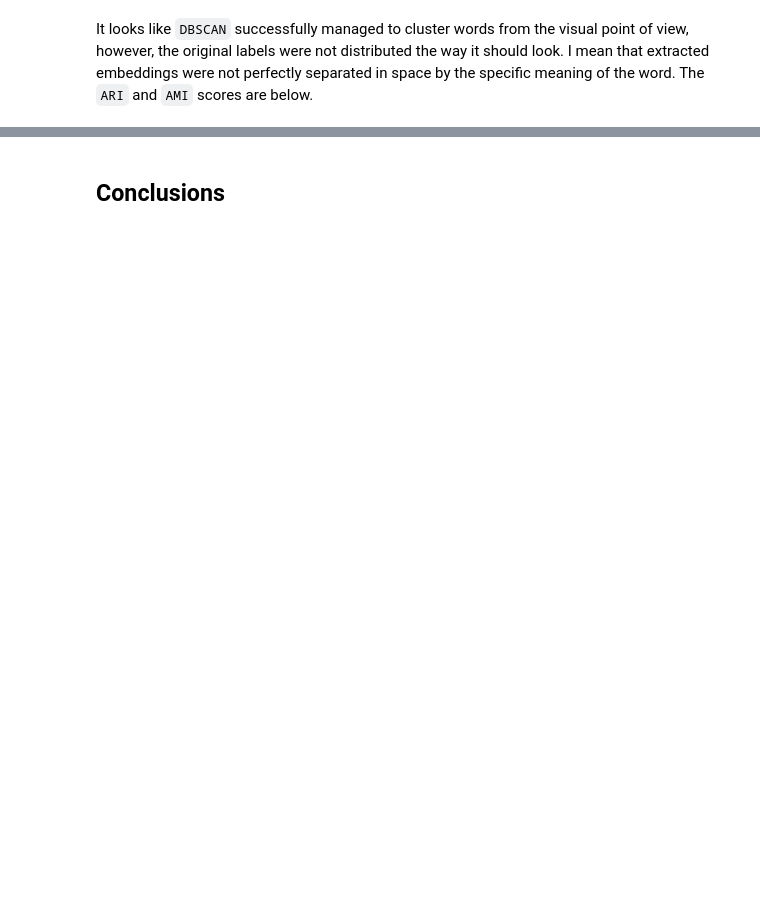
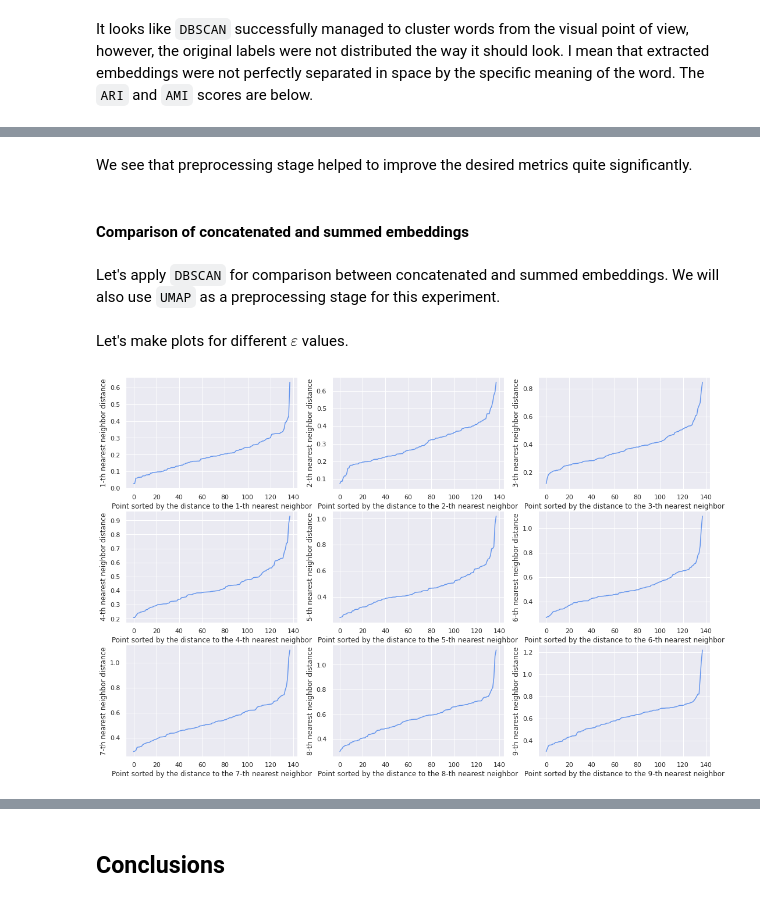
Before and after one commit to LukashevichIlya/DL-in-NLP, a Jupyter notebook: project_polysemy_BERT.ipynb, the cells around one changed output, grey strips where cells are left out. Saved outputs shown, nothing was run; the diff lists cells and outputs as text; code cells hidden in the pictures; blank space fills up the shorter version.

```diff
--- a/project_polysemy_BERT.ipynb
+++ b/project_polysemy_BERT.ipynb
@@ -580,0 +660,24 @@ AMI: 0.465
+# %% [markdown]
+We see that preprocessing stage helped to improve the desired metrics quite significantly.
+# %% [markdown]
+#### Comparison of concatenated and summed embeddings
+# %% [markdown]
+Let's apply `DBSCAN` for comparison between concatenated and summed embeddings. We will also use `UMAP` as a preprocessing stage for this experiment.
+# %%
+transformed_embeddings_wiki_sum = umap.UMAP(
+    n_neighbors=20,
+    min_dist=0.0,
+    n_components=5,
+).fit_transform(emb_wiki_sum[bounds_wiki[0]:bounds_wiki[1]])
+
+transformed_embeddings_wiki_concat = umap.UMAP(
+    n_neighbors=20,
+    min_dist=0.0,
+    n_components=5,
+).fit_transform(emb_wiki_concat[bounds_wiki[0]:bounds_wiki[1]])
+# %% [markdown]
+Let's make plots for different $\varepsilon$ values.
+# %%
+experiment_k_and_eps(transformed_embeddings_wiki_sum)
+# %% [output]
+[figure, added]
```
Also changed, not shown: parts of 36 cells of this notebook.
